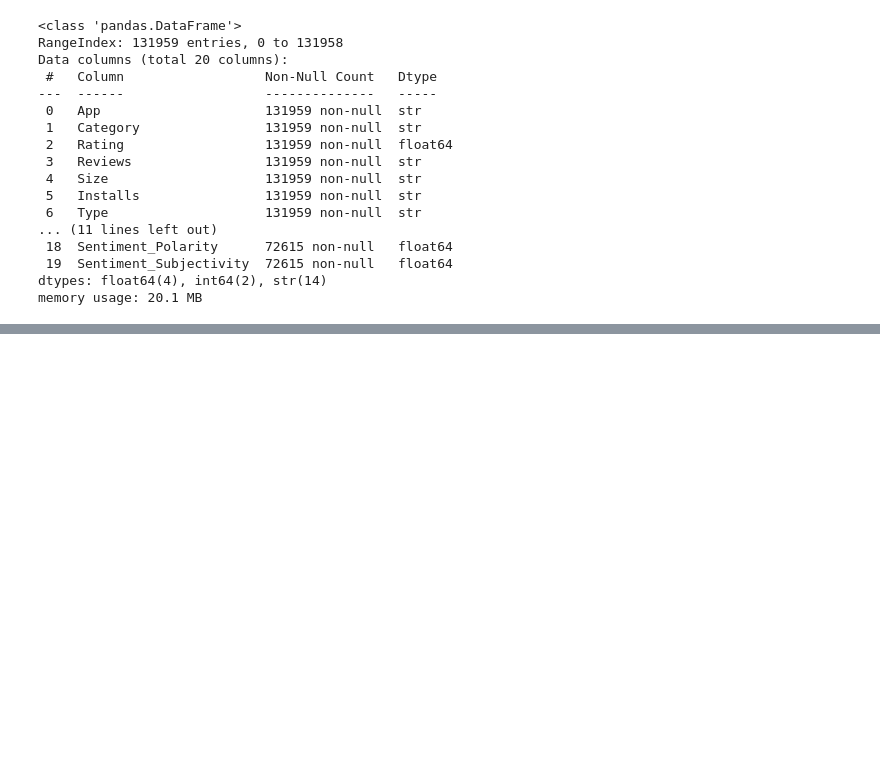
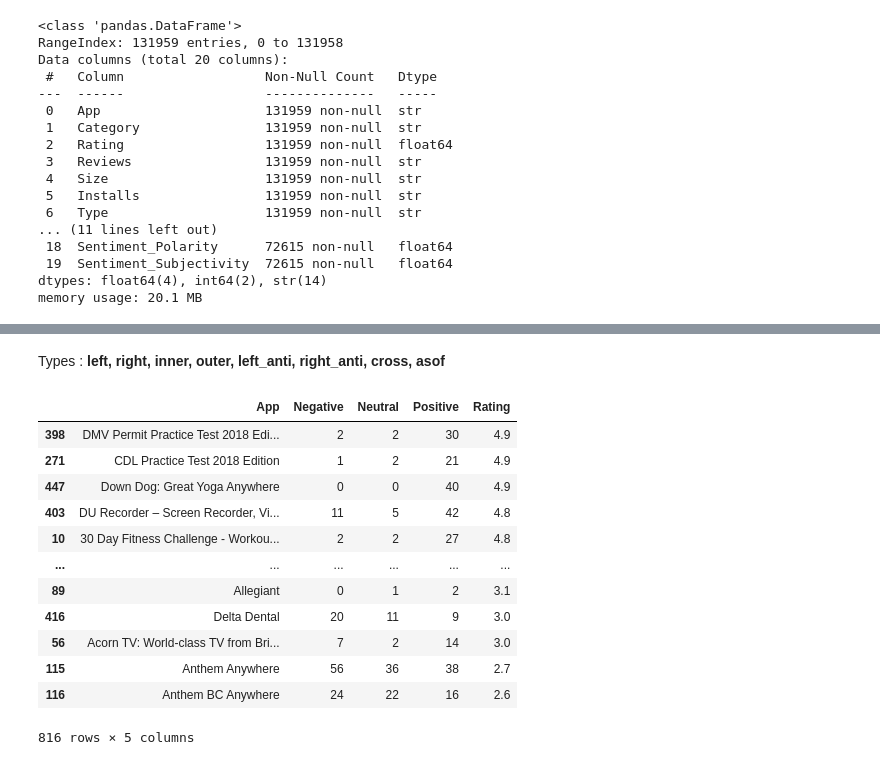
Before and after one commit to ChaLinP/data-analysis-with-pandas, a Jupyter notebook: 05-google-play-store-analysis/notebook.ipynb, the cells around one changed output, grey strips where cells are left out. Drawn from its saved outputs; the diff is of its cells as text; code cells hidden in the pictures; blank space fills up the shorter version.

Commit message:
Answer the further reviewing part

```diff
--- a/05-google-play-store-analysis/notebook.ipynb
+++ b/05-google-play-store-analysis/notebook.ipynb
@@ -841,0 +852,2 @@ sentiment_count.head()
+# %%
+sentiment_counts = pd.crosstab(playstore_reviews['App'],playstore_reviews['Sentiment']).reset_index()
@@ -841,0 +889,22 @@ sentiment_count.head()
+# %%
+ratings = pd.pivot_table(playstore_reviews,index='App',values='Rating',aggfunc='mean').reset_index()
+# %% [markdown]
+Types : **left, right, inner, outer, left_anti, right_anti, cross, asof**
+# %%
+sentiment_counts_ratings = pd.merge(sentiment_counts, ratings, on='App',how='inner')
+# %%
+sentiment_counts_ratings.sort_values(by='Rating',ascending=False)
+# %% [output]
+|  | App | Negative | Neutral | Positive | Rating |
+| 398 | DMV Permit Practice Test 2018 Edi... | 2 | 2 | 30 | 4.9 |
+| 271 | CDL Practice Test 2018 Edition | 1 | 2 | 21 | 4.9 |
+| 447 | Down Dog: Great Yoga Anywhere | 0 | 0 | 40 | 4.9 |
+| 403 | DU Recorder – Screen Recorder, Vi... | 11 | 5 | 42 | 4.8 |
+| 10 | 30 Day Fitness Challenge - Workou... | 2 | 2 | 27 | 4.8 |
+| ... | ... | ... | ... | ... | ... |
+| 89 | Allegiant | 0 | 1 | 2 | 3.1 |
+| 416 | Delta Dental | 20 | 11 | 9 | 3.0 |
+| 56 | Acorn TV: World-class TV from Bri... | 7 | 2 | 14 | 3.0 |
+| 115 | Anthem Anywhere | 56 | 36 | 38 | 2.7 |
+| 116 | Anthem BC Anywhere | 24 | 22 | 16 | 2.6 |
+816 rows × 5 columns
```
Also changed, not shown: parts of 26 cells of this notebook.
